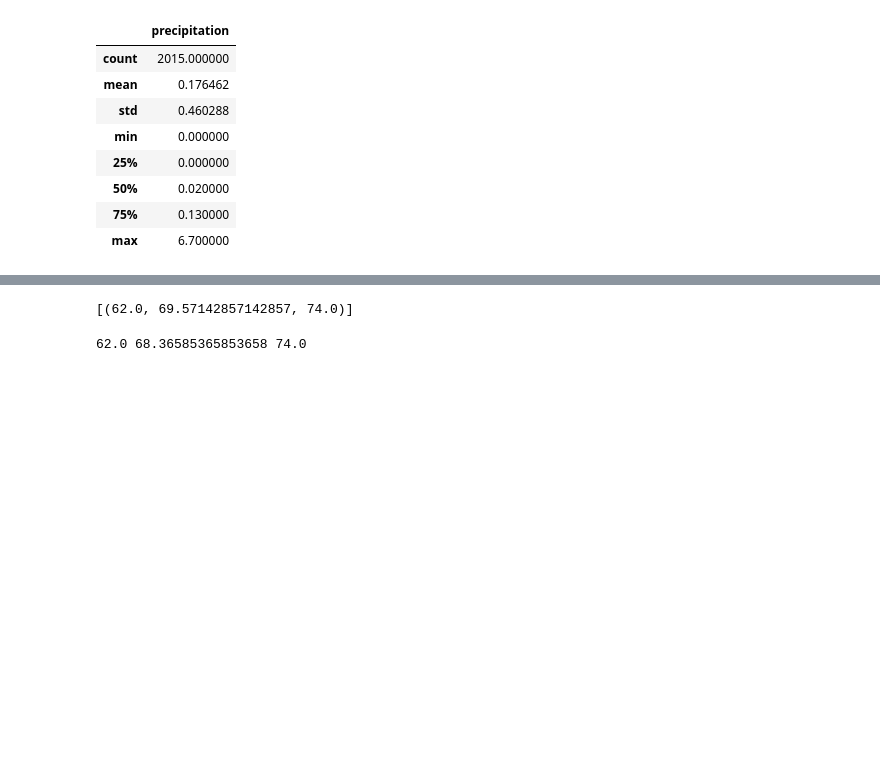
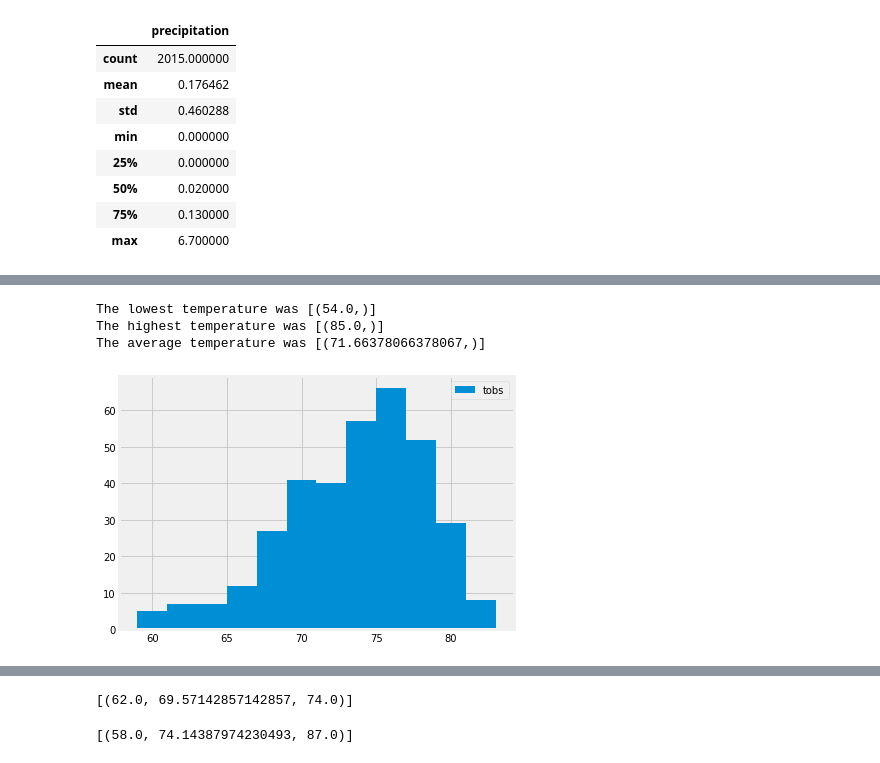
Before and after one commit to mmagliar/SQL-Alchemy-Homework, a Jupyter notebook: Instructions/climate_starter-MM.ipynb, the cells around one changed output, grey strips where cells are left out. Drawn from its saved outputs; the diff is of its cells as text; code cells hidden in the pictures; blank space fills up the shorter version.

```diff
--- a/Instructions/climate_starter-MM.ipynb
+++ b/Instructions/climate_starter-MM.ipynb
@@ -154,4 +154,7 @@ months_of_precip_df.describe()
 # %%
 # What are the most active stations? (i.e. what stations have the most rows)?
 # List the stations and the counts in descending order.
+stations2 = session.query(Measurement.station, func.count(Measurement.id)).group_by(Measurement.station).order_by(func.count(Measurement.id).desc())
+for value in stations2:
+    print(value)
 # %% [output]
@@ -172,6 +170,34 @@ months_of_precip_df.describe()
+# %%
+# Using the station id from the previous query, calculate the lowest temperature recorded,
+# highest temperature recorded, and average temperature most active station?
+most_active = stations2[0][0]
+
+low = session.query(func.min(Measurement.tobs)).filter(Measurement.station == most_active).all()
+high = session.query(func.max(Measurement.tobs)).filter(Measurement.station == most_active).all()
+avg = session.query(func.avg(Measurement.tobs)).filter(Measurement.station == most_active).all()
+
+print (f'The lowest temperature was {low}')
+print (f'The highest temperature was {high}')
+print (f'The average temperature was {avg}')
+# %% [output]
+The lowest temperature was [(54.0,)]
+The highest temperature was [(85.0,)]
+The average temperature was [(71.66378066378067,)]
 # %%
 # Choose the station with the highest number of temperature observations.
 # Query the last 12 months of temperature observation data for this station and plot the results as a histogram
+station_temps = session.query(Measurement.tobs).\
+    filter(Measurement.date >= end_date).\
+    filter(Measurement.station == most_active).all()
+active_temps = pd.DataFrame(station_temps)
+
+plt.hist(active_temps.tobs,bins=12)
+plt.legend(["tobs"])
+# plt.ylabel('Frequency')
+
+plt.tight_layout()
+# %% [output]
+[figure, added]
 # %% [markdown]
 ![precipitation](Images/station-histogram.png)
 # %%
@@ -198,5 +224,7 @@ print(calc_temps('2012-02-28', '2012-03-05'))
 # %%
 # Use your previous function `calc_temps` to calculate the tmin, tavg, and tmax
 # for your trip using the previous year's data for those same dates.
+c = calc_temps('2017-01-01', '2018-01-01')
+print(c)
 # %% [output]
-62.0 68.36585365853658 74.0
+[(58.0, 74.14387974230493, 87.0)]
```
Also changed, not shown: parts of 14 cells of this notebook.
